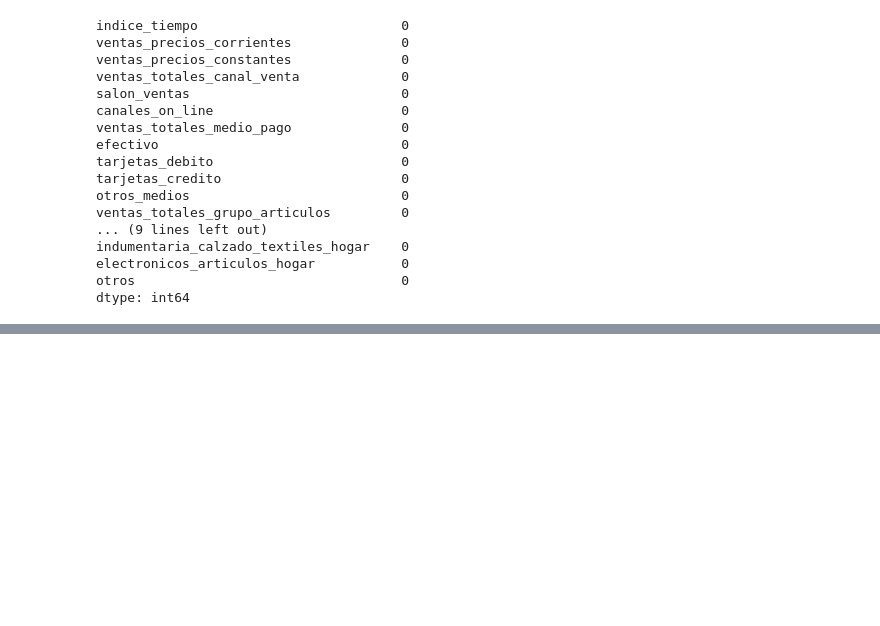
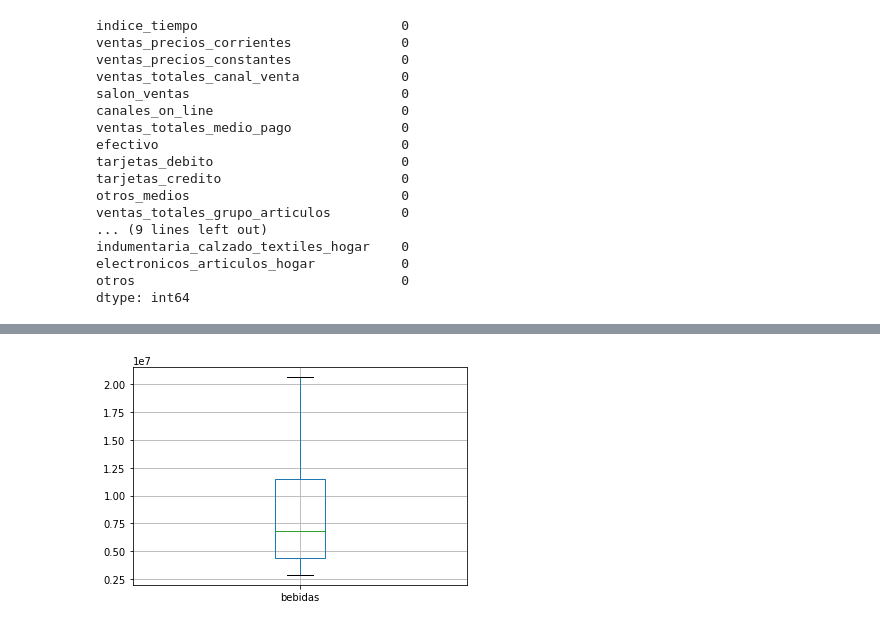
Before and after one commit to rodrigoruizteodoro/Actividad_3, a Jupyter notebook: Actividad 3.ipynb, the cells around one changed output, grey strips where cells are left out. Saved outputs shown, nothing was run; the diff lists cells and outputs as text; code cells hidden in the pictures; blank space fills up the shorter version.

```diff
--- a/Actividad 3.ipynb
+++ b/Actividad 3.ipynb
@@ -249,0 +305,4 @@ dtype: int64
+# %%
+#Obtenemos datos limpios
+data_clean_bebidas= data2[(y<=Limite_Superior_iqr)&(y>=Limite_Inferior_iqr)]
+data_clean_bebidas
@@ -249,0 +323,4 @@ dtype: int64
+# %%
+boxplot = data_clean_bebidas.boxplot(column=['bebidas'])
+# %% [output]
+[figure, added]
```
Also changed, not shown: parts of 5 cells of this notebook.
